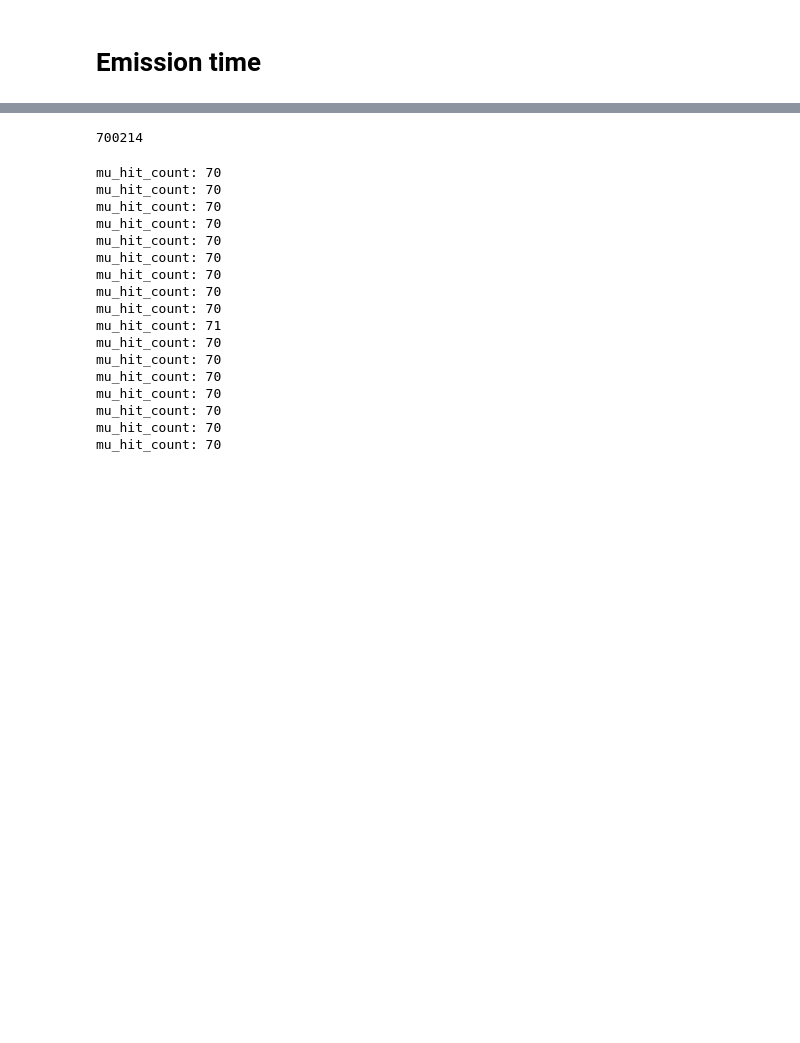
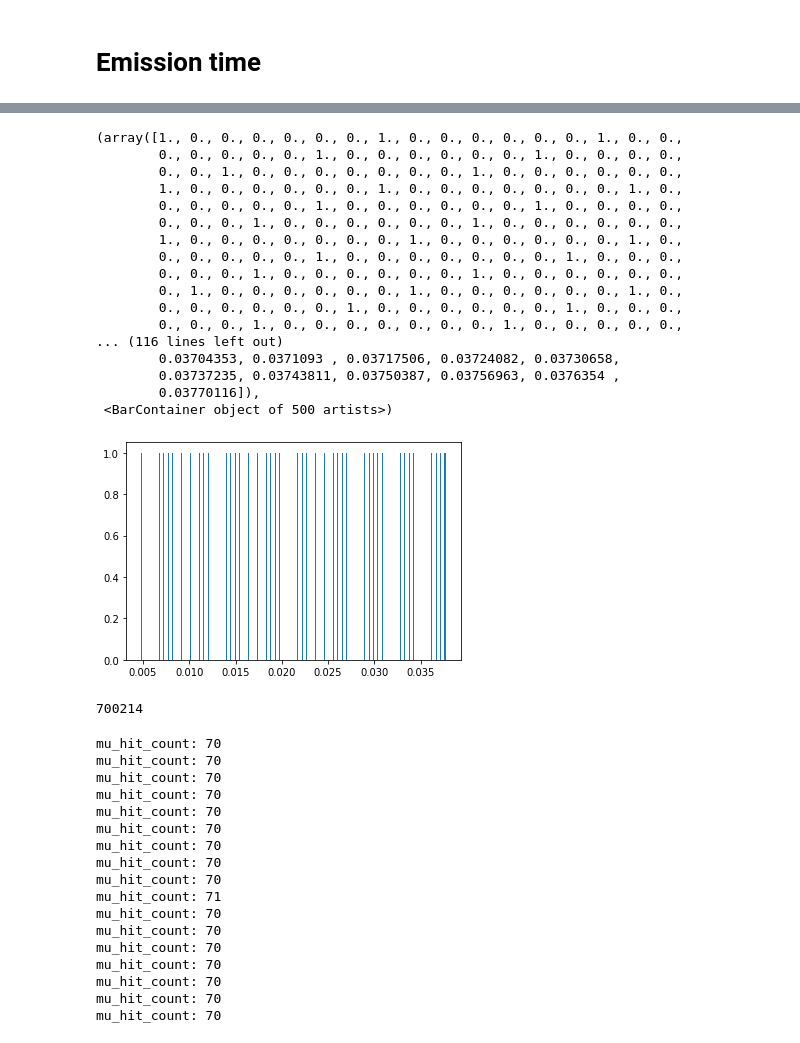
Before and after one commit to RowanKell/work_eic, a Jupyter notebook: macros/Variation/PDF_Estimation.ipynb, the cells around one changed output, grey strips where cells are left out. Drawn from its saved outputs; the diff is of its cells as text; code cells hidden in the pictures; blank space fills up the shorter version.

```diff
--- a/macros/Variation/PDF_Estimation.ipynb
+++ b/macros/Variation/PDF_Estimation.ipynb
@@ -75,3 +78,24 @@ Text(0.5, 1.0, 'time of mu hit')
+# %%
+plot.hist(hit_time_list, bins = 500)
+# %% [output]
+(array([1., 0., 0., 0., 0., 0., 0., 1., 0., 0., 0., 0., 0., 0., 1., 0., 0.,
+        0., 0., 0., 0., 0., 1., 0., 0., 0., 0., 0., 0., 1., 0., 0., 0., 0.,
+        0., 0., 1., 0., 0., 0., 0., 0., 0., 0., 1., 0., 0., 0., 0., 0., 0.,
+        1., 0., 0., 0., 0., 0., 0., 1., 0., 0., 0., 0., 0., 0., 0., 1., 0.,
+        0., 0., 0., 0., 0., 1., 0., 0., 0., 0., 0., 0., 1., 0., 0., 0., 0.,
+        0., 0., 0., 1., 0., 0., 0., 0., 0., 0., 1., 0., 0., 0., 0., 0., 0.,
+        1., 0., 0., 0., 0., 0., 0., 0., 1., 0., 0., 0., 0., 0., 0., 1., 0.,
+        0., 0., 0., 0., 0., 1., 0., 0., 0., 0., 0., 0., 0., 1., 0., 0., 0.,
+        0., 0., 0., 1., 0., 0., 0., 0., 0., 0., 1., 0., 0., 0., 0., 0., 0.,
+        0., 1., 0., 0., 0., 0., 0., 0., 1., 0., 0., 0., 0., 0., 0., 1., 0.,
+        0., 0., 0., 0., 0., 0., 1., 0., 0., 0., 0., 0., 0., 1., 0., 0., 0.,
+        0., 0., 0., 1., 0., 0., 0., 0., 0., 0., 0., 1., 0., 0., 0., 0., 0.,
+... (116 lines left out)
+        0.03704353, 0.0371093 , 0.03717506, 0.03724082, 0.03730658,
+        0.03737235, 0.03743811, 0.03750387, 0.03756963, 0.0376354 ,
+        0.03770116]),
+ <BarContainer object of 500 artists>)
+[figure, added]
 # %%
 count
 # %% [output]
```
Also changed, not shown: parts of 3 cells of this notebook, 25 other files.
